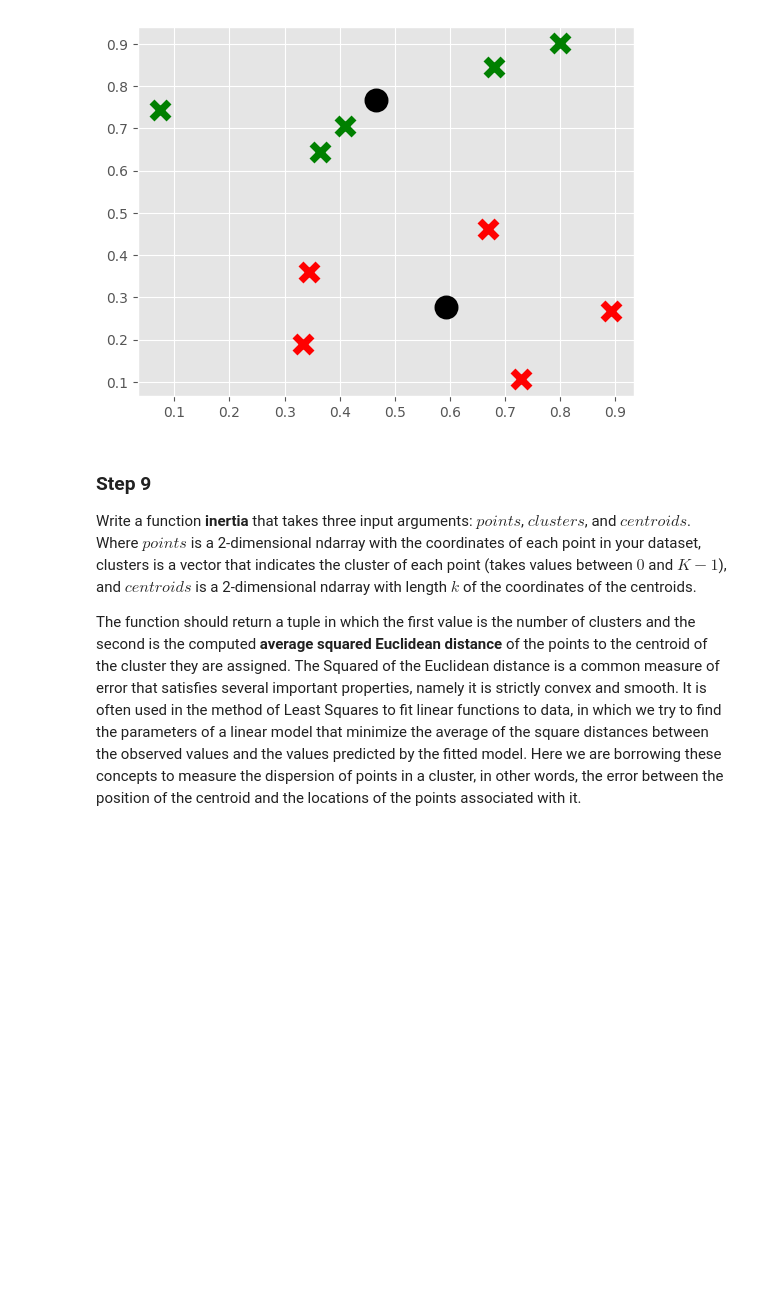
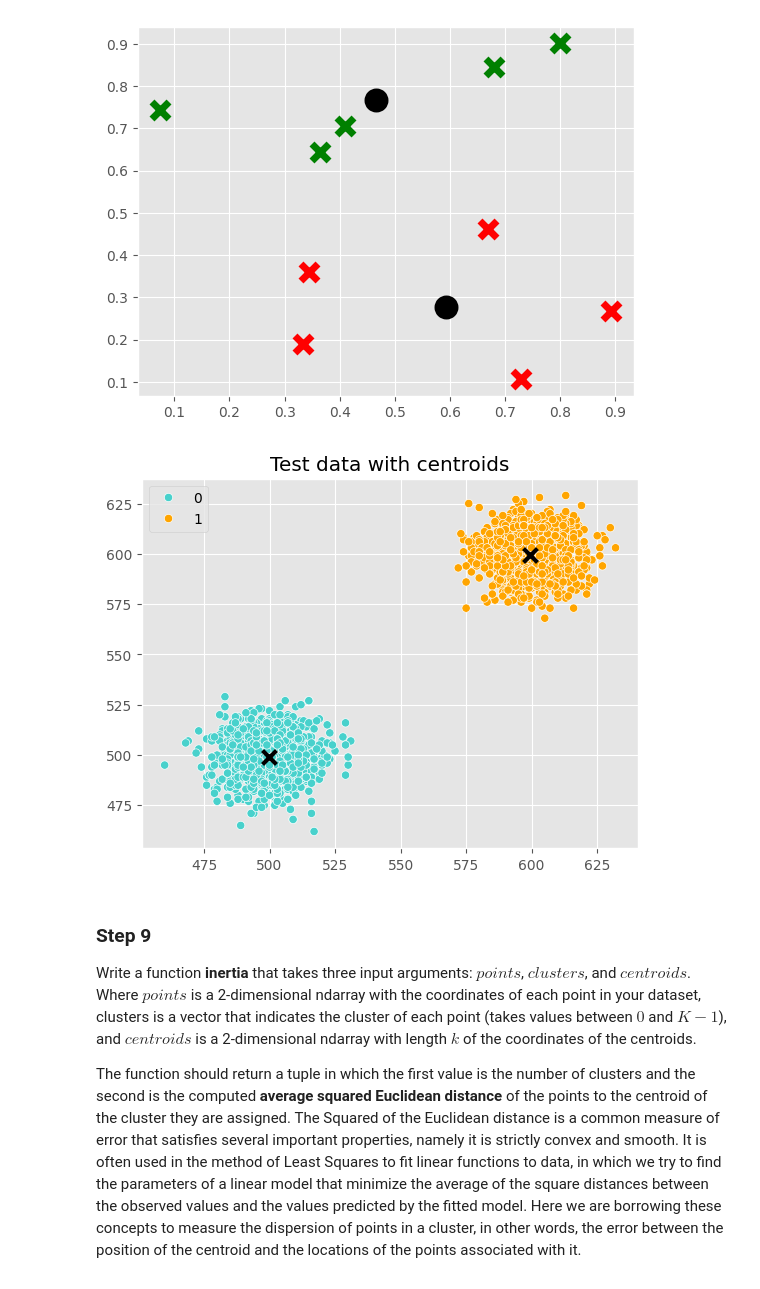
Before and after one commit to FabianRomero6/pds-hw3, a Jupyter notebook: HW3-2023.ipynb, the cells around one changed output. Cells and saved outputs as stored; diff of their text form; code cells hidden in the pictures; blank space fills up the shorter version.

```diff
--- a/HW3-2023.ipynb
+++ b/HW3-2023.ipynb
@@ -315,32 +322,52 @@ Can you adapt the code to show your results applied to data_test with K = 2, nit
 
 <span style="color:red">**In this step feel free to use any other visualization library such as Seaborn. **</span>
 # %%
-#boilerplate
+# boilerplate
 import numpy as np
 import matplotlib.pyplot as plt
 from matplotlib import style
 
 # let us define the style of the plot here
 style.use('ggplot')
-colors = ["g","r","c","b"]
+colors = ["g", "r", "c", "b"]
 
 # sample data for this example
-p = np.array([[0.8922063, 0.26672425],[0.34475611, 0.35976697],[0.33253499, 0.18923898],[0.66872466, 0.46248986],[0.72823733, 0.10537784],[0.40903598, 0.70639412],[0.79926596, 0.90095583],[0.67886544, 0.84573289],[0.3641813, 0.64296743],[0.07461196, 0.74290527]])
-centroids = [np.array([0.46519213, 0.76779111]),np.array([0.59329188, 0.27671958])]
+p = np.array([[0.8922063, 0.26672425], [0.34475611, 0.35976697], [0.33253499, 0.18923898], [0.66872466, 0.46248986], [0.72823733, 0.10537784], [
+             0.40903598, 0.70639412], [0.79926596, 0.90095583], [0.67886544, 0.84573289], [0.3641813, 0.64296743], [0.07461196, 0.74290527]])
+centroids = [np.array([0.46519213, 0.76779111]),
+             np.array([0.59329188, 0.27671958])]
 clusters = np.array([1, 1, 1, 1, 1, 0, 0, 0, 0, 0])
 
 # plot each point in the centroids array
 for centroid_ in centroids:
-    plt.scatter(centroid_[0],centroid_[1], marker="o", color="k", s=150, linewidths=5)
+    plt.scatter(centroid_[0], centroid_[1], marker="o",
+                color="k", s=150, linewidths=5)
 
 # plot each point in the points array, colored according to the cluster they belong
 for i in range(len(clusters)):
-    plt.scatter(p[i,0],p[i,1], marker="x", color=colors[clusters[i]], s=150, linewidths=5)
+    plt.scatter(p[i, 0], p[i, 1], marker="x",
+                color=colors[clusters[i]], s=150, linewidths=5)
 
 # plot all elements
 plt.show()
 # %% [output]
 [figure]
+# %%
+import seaborn as sns
+
+colors = ['mediumturquoise', 'orange']
+centroids_color = 'black'
+
+sns.scatterplot(x=data_test[:, 0], y=data_test[:, 1],
+                hue=clusters, palette=colors, edgecolors="white")
+sns.scatterplot(x=centroids[:, 0], y=centroids[:, 1],
+                color=centroids_color, marker='x', s=100, linewidth=3)
+
+plt.title('Test data with centroids')
+
+plt.show()
+# %% [output]
+[figure, added]
 # %% [markdown]
 ### Step 9
 
```
Also changed, not shown: parts of 21 cells of this notebook.
